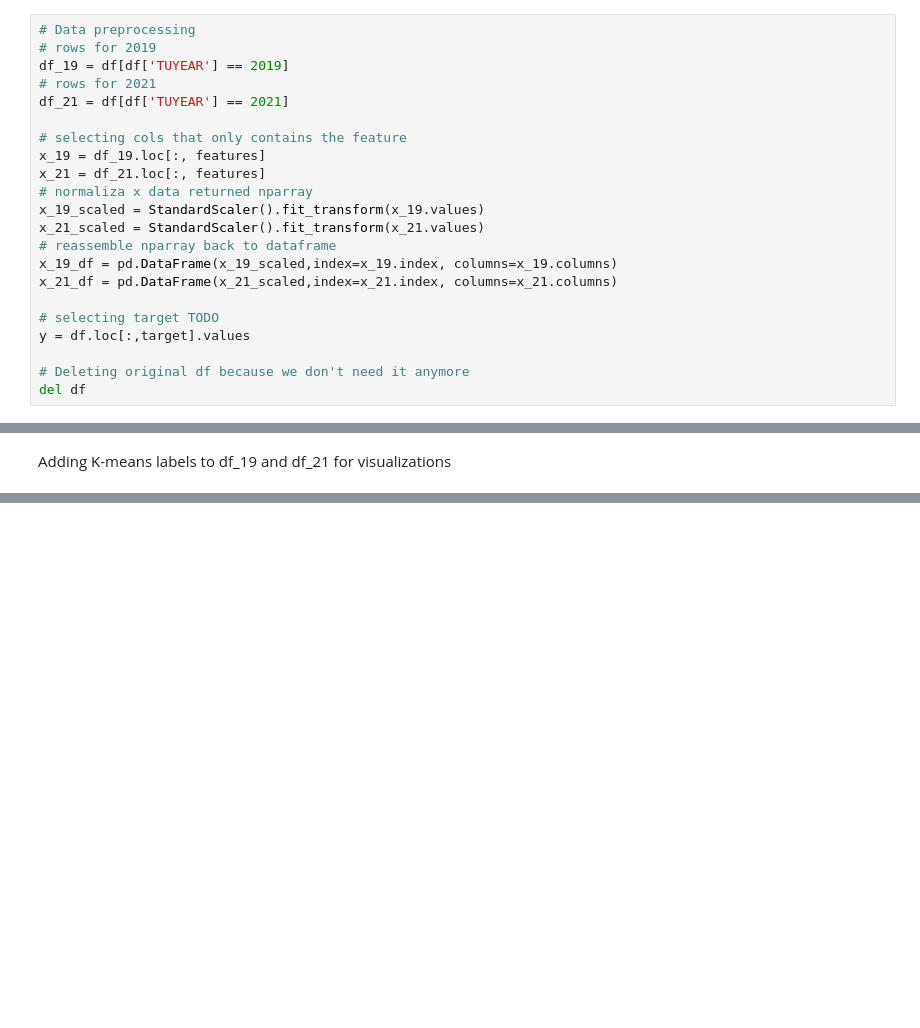
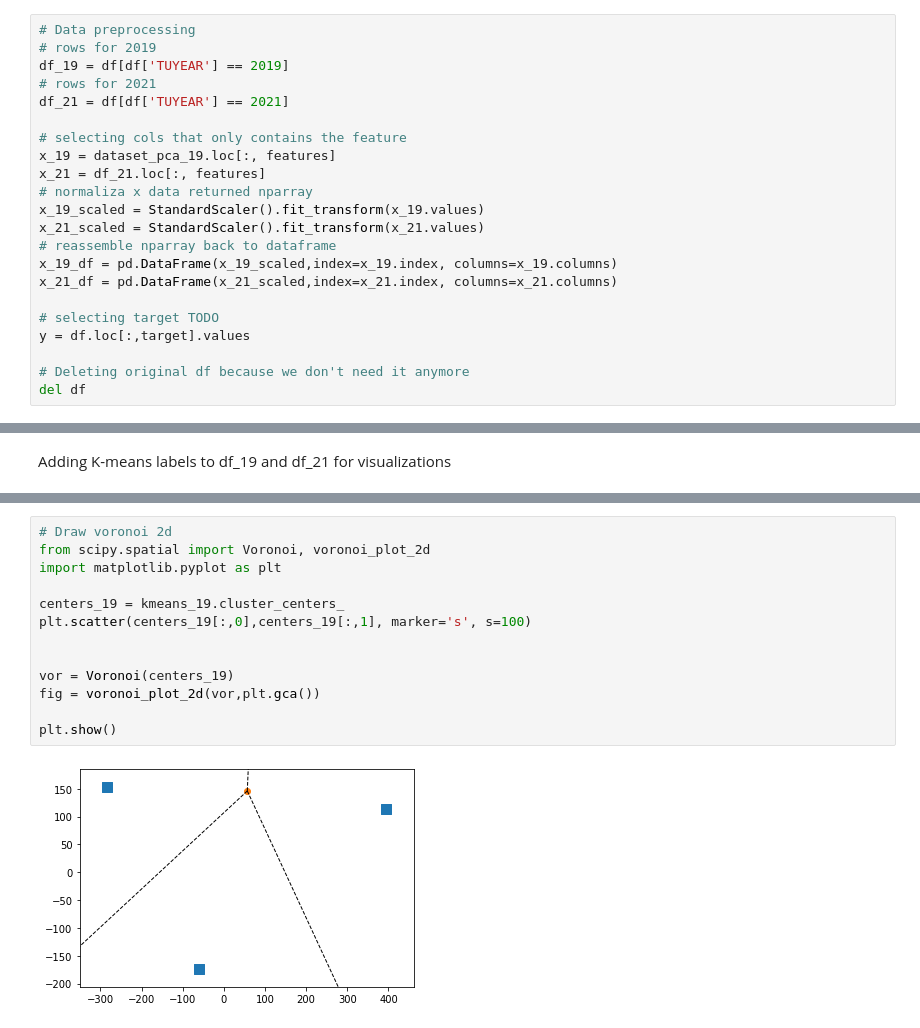
Before and after one commit to zzhu415/cs765FinalProject, a Jupyter notebook: analysis.ipynb, the cells around one changed output, grey strips where cells are left out. Drawn from its saved outputs; the diff is of its cells as text; blank space fills up the shorter version.

```diff
--- a/analysis.ipynb
+++ b/analysis.ipynb
@@ -31,7 +31,7 @@ df_19 = df[df['TUYEAR'] == 2019]
 df_21 = df[df['TUYEAR'] == 2021]
 
 # selecting cols that only contains the feature
-x_19 = df_19.loc[:, features]
+x_19 = dataset_pca_19.loc[:, features]
 x_21 = df_21.loc[:, features]
 # normaliza x data returned nparray
 x_19_scaled = StandardScaler().fit_transform(x_19.values)
@@ -158,0 +197,15 @@ df_21.loc[:, 'cluster_labels'] = kmeans_21.labels_
+# %%
+# Draw voronoi 2d
+from scipy.spatial import Voronoi, voronoi_plot_2d
+import matplotlib.pyplot as plt
+
+centers_19 = kmeans_19.cluster_centers_
+plt.scatter(centers_19[:,0],centers_19[:,1], marker='s', s=100)
+
+
+vor = Voronoi(centers_19)
+fig = voronoi_plot_2d(vor,plt.gca())
+
+plt.show()
+# %% [output]
+[figure, added]
```
Also changed, not shown: parts of 16 cells of this notebook.
